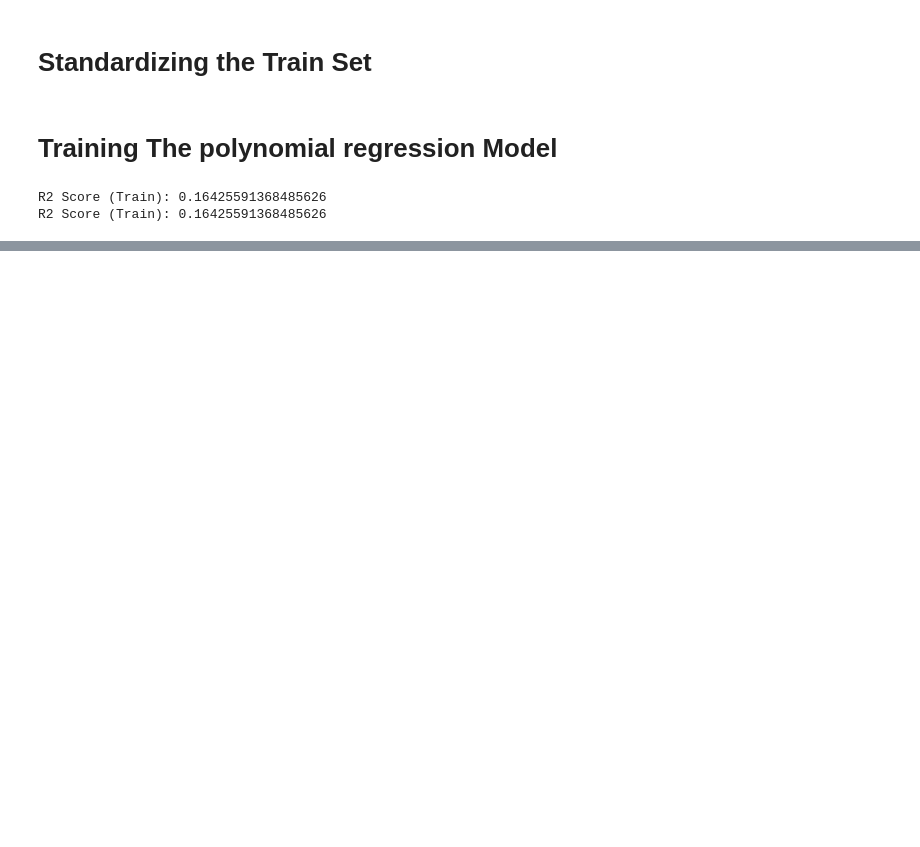
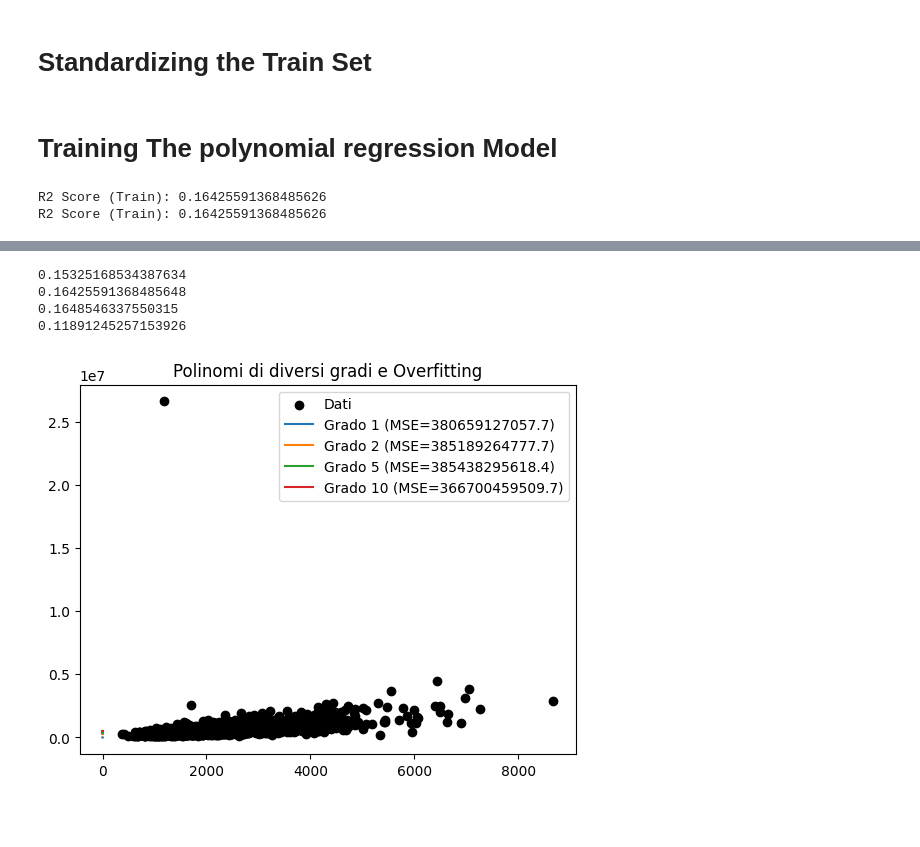
Before and after one commit to kingddd04/Ai_Learning, a Jupyter notebook: AI-Notebooks/9_Polinomial_Regression.ipynb, the cells around one changed output, grey strips where cells are left out. Cells and saved outputs as stored; diff of their text form; code cells hidden in the pictures; blank space fills up the shorter version.

```diff
--- a/AI-Notebooks/9_Polinomial_Regression.ipynb
+++ b/AI-Notebooks/9_Polinomial_Regression.ipynb
@@ -144,2 +187,34 @@ R2 Score (Train): 0.16425591368485626
+# %%
+import matplotlib.pyplot as plt
+from sklearn.metrics import mean_squared_error
+import numpy as np
+
+
+degrees = [1, 2, 5, 10]
+
+plt.scatter(train_df_X, train_df_y, color="black", label="Dati")
+
+X_plot = np.linspace(-5, 5, 200).reshape(-1, 1)
+
+for d in degrees:
+    poly = PolynomialFeatures(degree=d)
+    X_poly = poly.fit_transform(X_plot)
+    X_train_poly = poly.fit_transform(train_df_X)
+    lin = LinearRegression().fit(X_train_poly, train_df_y)
+    Y_predicted = lin.predict(X_train_poly)
+    mse = mean_squared_error(train_df_X,Y_predicted )
+    r2_score = lin.score(X_train_poly,train_df_y)
+    print(r2_score)
+    plt.plot(X_plot, lin.predict(X_poly),       label=f"Grado {d} (MSE={mse:.1f})")
+
+plt.legend()
+plt.title("Polinomi di diversi gradi e Overfitting")
+plt.show()
+# %% [output]
+0.15325168534387634
+0.16425591368485648
+0.1648546337550315
+0.11891245257153926
+[figure, added]
 # %% [markdown]
 #
```
Also changed, not shown: parts of 2 cells of this notebook, 1 other file.
